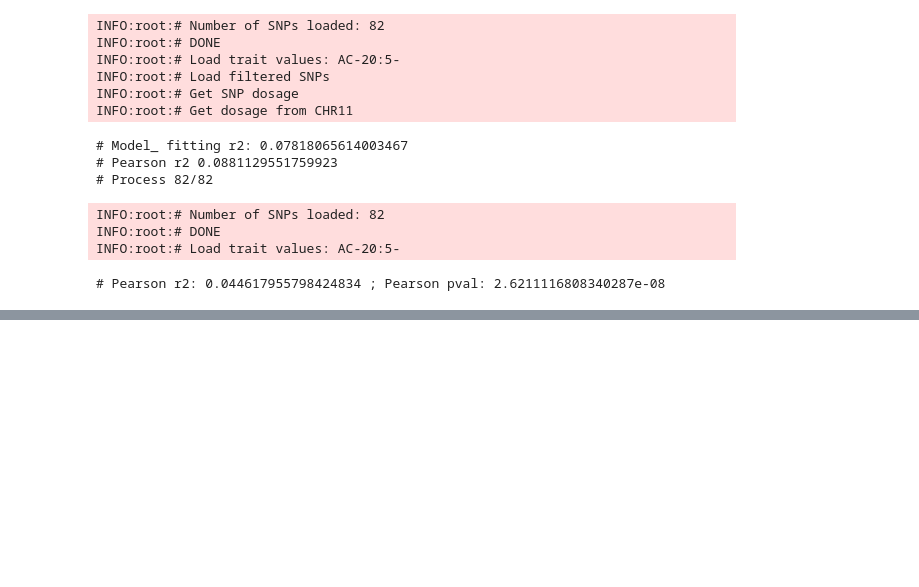
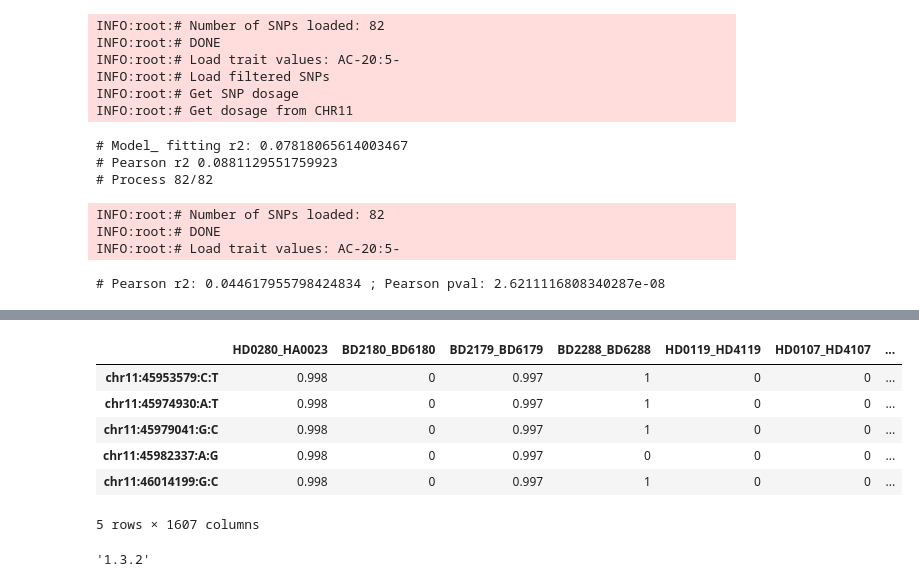
Before and after one commit to belowlab/-CCHC_lipidomics, a Jupyter notebook: 20231211_rerun/code/ML_07_boosting_models_test_run.ipynb, the cells around one changed output, grey strips where cells are left out. Drawn from its saved outputs; the diff is of its cells as text; code cells hidden in the pictures; blank space fills up the shorter version.

```diff
--- a/20231211_rerun/code/ML_07_boosting_models_test_run.ipynb
+++ b/20231211_rerun/code/ML_07_boosting_models_test_run.ipynb
@@ -539,0 +680,10 @@ INFO:root:# Load trait values: AC-20:5-
+# %%
+df.head()
+# %% [output]
+|  | HD0280_HA0023 | BD2180_BD6180 | BD2179_BD6179 | BD2288_BD6288 | HD0119_HD4119 | HD0107_HD4107 | ... |
+| chr11:45953579:C:T | 0.998 | 0 | 0.997 | 1 | 0 | 0 | ... |
+| chr11:45974930:A:T | 0.998 | 0 | 0.997 | 1 | 0 | 0 | ... |
+| chr11:45979041:G:C | 0.998 | 0 | 0.997 | 1 | 0 | 0 | ... |
+| chr11:45982337:A:G | 0.998 | 0 | 0.997 | 0 | 0 | 0 | ... |
+| chr11:46014199:G:C | 0.998 | 0 | 0.997 | 1 | 0 | 0 | ... |
+5 rows × 1607 columns
@@ -539,0 +719,6 @@ INFO:root:# Load trait values: AC-20:5-
+# %%
+regr = ''
+param_grid = {}
+search = HalvingGridSearchCV(estimator=regr, param_grid=param_grid, cv=10)
+# %% [output]
+'1.3.2'
```
Also changed, not shown: parts of 10 cells of this notebook, 12 other files.
